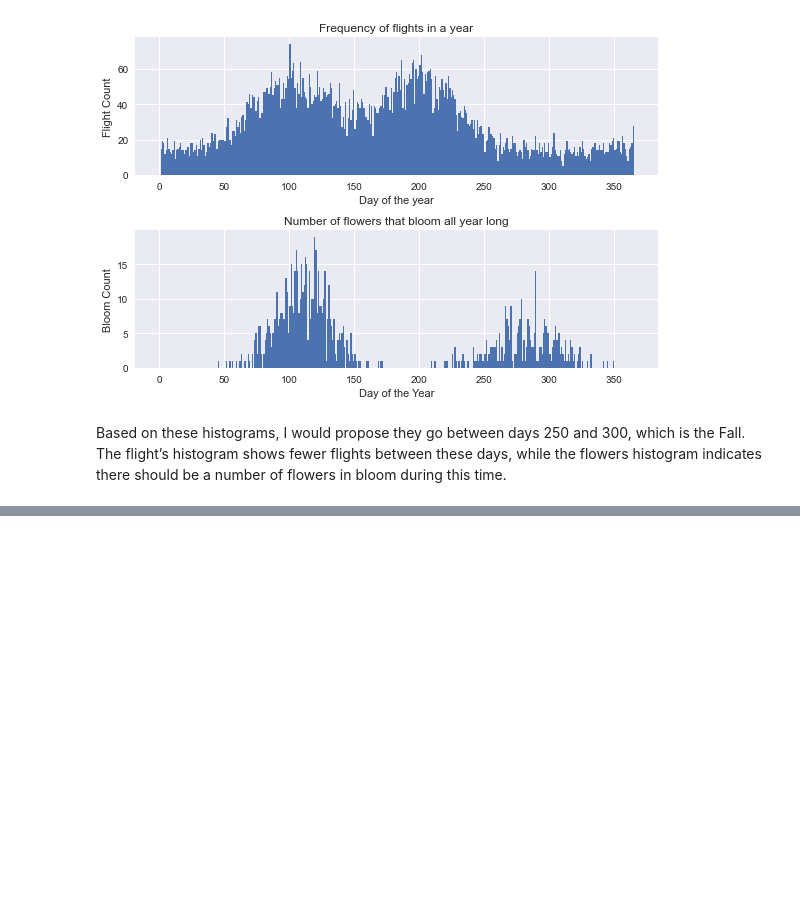
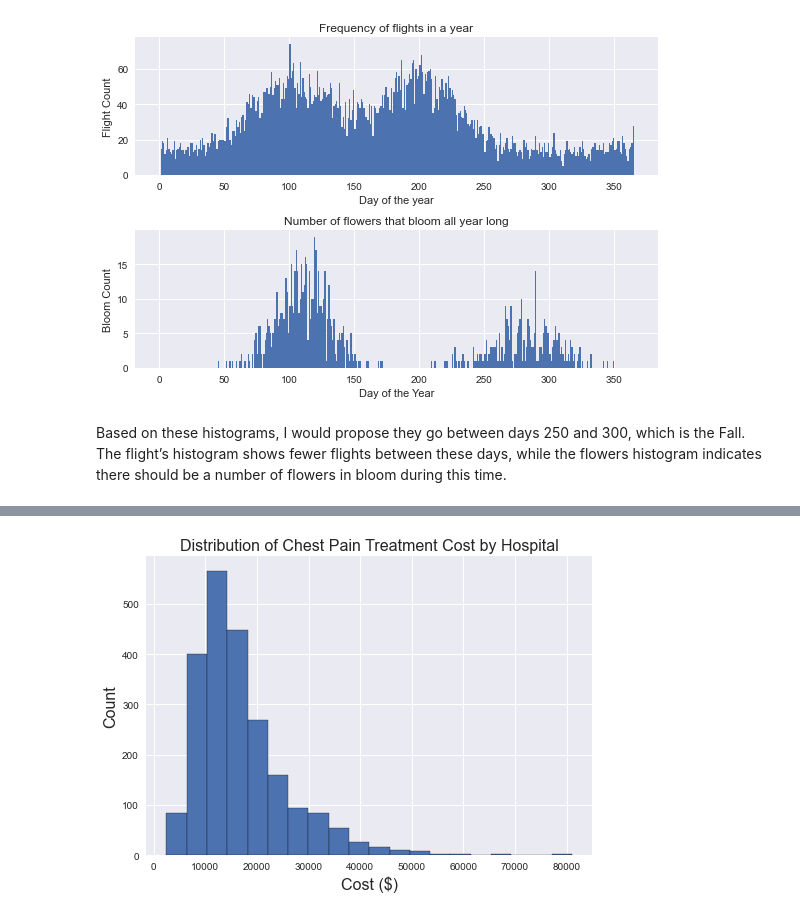
Before and after one commit to joeelorm/Data_Science, a Jupyter notebook: Distributions.ipynb, the cells around one changed output, grey strips where cells are left out. Drawn from its saved outputs; the diff is of its cells as text; code cells hidden in the pictures; blank space fills up the shorter version.

```diff
--- a/Distributions.ipynb
+++ b/Distributions.ipynb
@@ -255,3 +255,6 @@ plt.show()
 [figure]
 # %% [markdown]
 Based on these histograms, I would propose they go between days 250 and 300, which is the Fall. The flight’s histogram shows fewer flights between these days, while the flowers histogram indicates there should be a number of flowers in bloom during this time.
+# %%
+cp_data = pd.read_csv('../Datasets/cp1.csv')
+cp_data.head()
@@ -257,0 +268,10 @@ Based on these histograms, I would propose they go between days 250 and 300, whi
+# %%
+plt.hist(cp_data[' Average Covered Charges '], bins=20, edgecolor='black')
+
+plt.title("Distribution of Chest Pain Treatment Cost by Hospital", fontsize = 16)
+plt.xlabel("Cost ($)", fontsize = 16)
+plt.ylabel("Count", fontsize = 16)
+
+plt.show()
+# %% [output]
+[figure, added]
```
Also changed, not shown: parts of 1 cell of this notebook.
